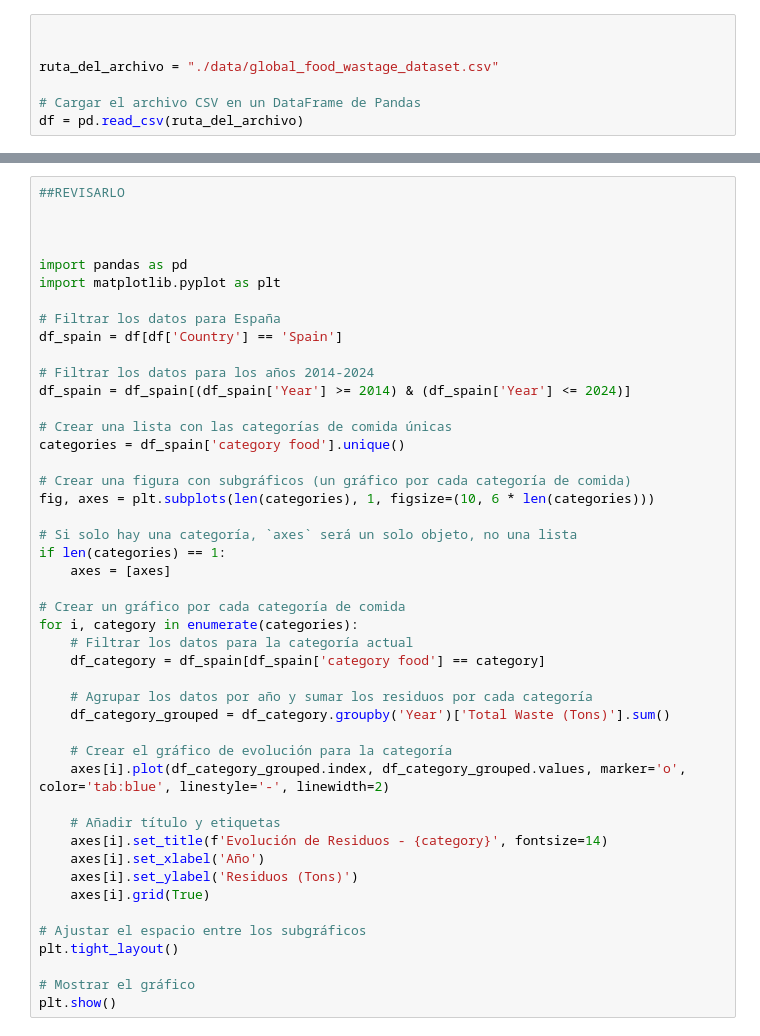
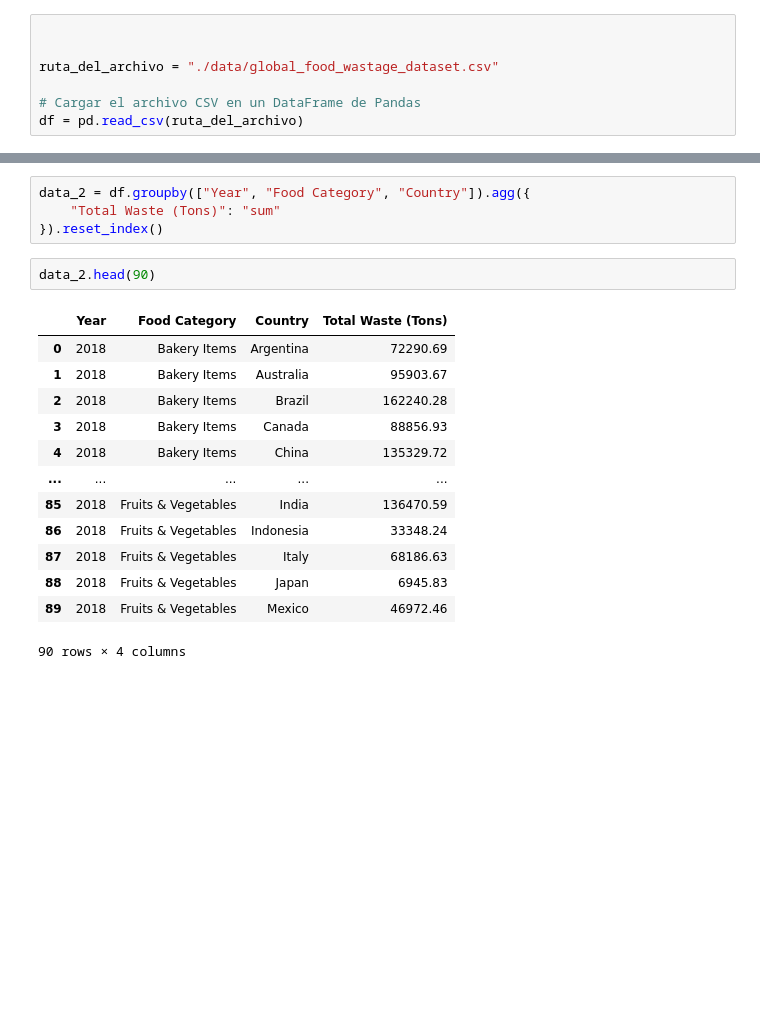
Before and after one commit to ana19750630/2503_dsft_thebridge_ana, a Jupyter notebook: Desperdicio_comida/Pruebas desperdicio.ipynb, the cells around one changed output, grey strips where cells are left out. Saved outputs shown, nothing was run; the diff lists cells and outputs as text; blank space fills up the shorter version.

```diff
--- a/Desperdicio_comida/Pruebas desperdicio.ipynb
+++ b/Desperdicio_comida/Pruebas desperdicio.ipynb
@@ -88,46 +27,20 @@ df_spain.head()
-# %%
-##REVISARLO
-
-
-
-import pandas as pd
-import matplotlib.pyplot as plt
-
-# Filtrar los datos para España
-df_spain = df[df['Country'] == 'Spain']
-
-# Filtrar los datos para los años 2014-2024
-df_spain = df_spain[(df_spain['Year'] >= 2014) & (df_spain['Year'] <= 2024)]
-
-# Crear una lista con las categorías de comida únicas
-categories = df_spain['category food'].unique()
-
-# Crear una figura con subgráficos (un gráfico por cada categoría de comida)
-fig, axes = plt.subplots(len(categories), 1, figsize=(10, 6 * len(categories)))
-
-# Si solo hay una categoría, `axes` será un solo objeto, no una lista
-if len(categories) == 1:
-    axes = [axes]
-
-# Crear un gráfico por cada categoría de comida
-for i, category in enumerate(categories):
-    # Filtrar los datos para la categoría actual
-    df_category = df_spain[df_spain['category food'] == category]
-
-    # Agrupar los datos por año y sumar los residuos por cada categoría
-    df_category_grouped = df_category.groupby('Year')['Total Waste (Tons)'].sum()
-
-    # Crear el gráfico de evolución para la categoría
-    axes[i].plot(df_category_grouped.index, df_category_grouped.values, marker='o', color='tab:blue', linestyle='-', linewidth=2)
-
-    # Añadir título y etiquetas
-    axes[i].set_title(f'Evolución de Residuos - {category}', fontsize=14)
-    axes[i].set_xlabel('Año')
-    axes[i].set_ylabel('Residuos (Tons)')
-    axes[i].grid(True)
-
-# Ajustar el espacio entre los subgráficos
-plt.tight_layout()
-
-# Mostrar el gráfico
-plt.show()
+# %%
+data_2 = df.groupby(["Year", "Food Category", "Country"]).agg({
+    "Total Waste (Tons)": "sum"
+}).reset_index()
+# %%
+data_2.head(90)
+# %% [output]
+|  | Year | Food Category | Country | Total Waste (Tons) |
+| 0 | 2018 | Bakery Items | Argentina | 72290.69 |
+| 1 | 2018 | Bakery Items | Australia | 95903.67 |
+| 2 | 2018 | Bakery Items | Brazil | 162240.28 |
+| 3 | 2018 | Bakery Items | Canada | 88856.93 |
+| 4 | 2018 | Bakery Items | China | 135329.72 |
+| ... | ... | ... | ... | ... |
+| 85 | 2018 | Fruits & Vegetables | India | 136470.59 |
+| 86 | 2018 | Fruits & Vegetables | Indonesia | 33348.24 |
+| 87 | 2018 | Fruits & Vegetables | Italy | 68186.63 |
+| 88 | 2018 | Fruits & Vegetables | Japan | 6945.83 |
+| 89 | 2018 | Fruits & Vegetables | Mexico | 46972.46 |
+90 rows × 4 columns
```
Also changed, not shown: parts of 7 cells of this notebook, 4 other files.
